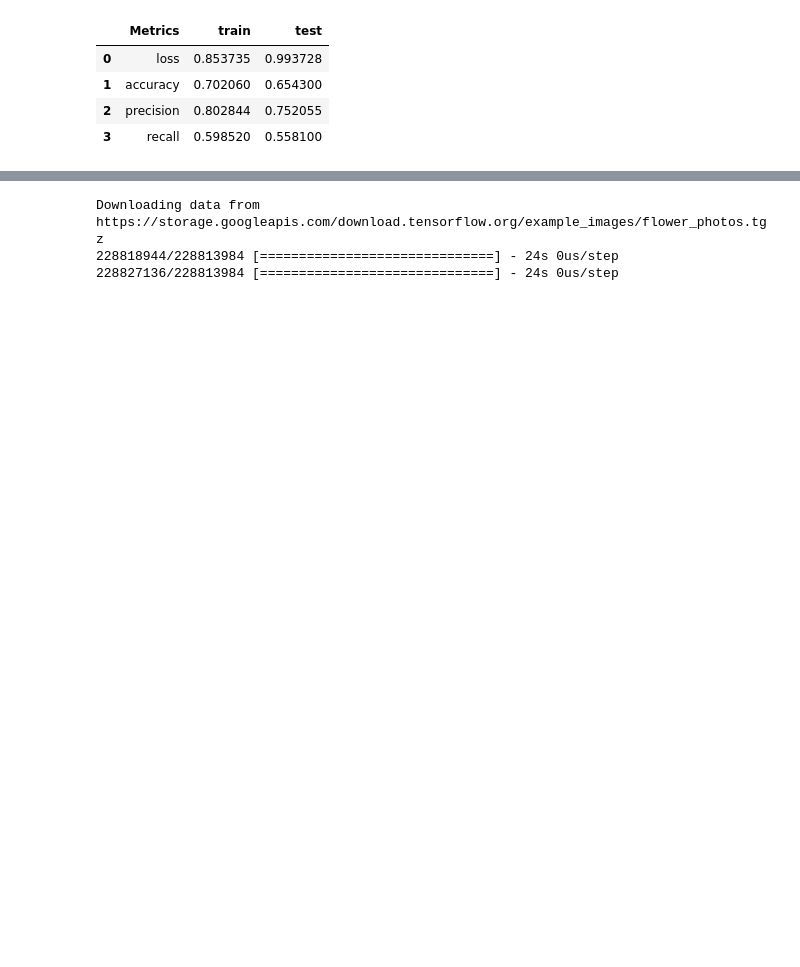
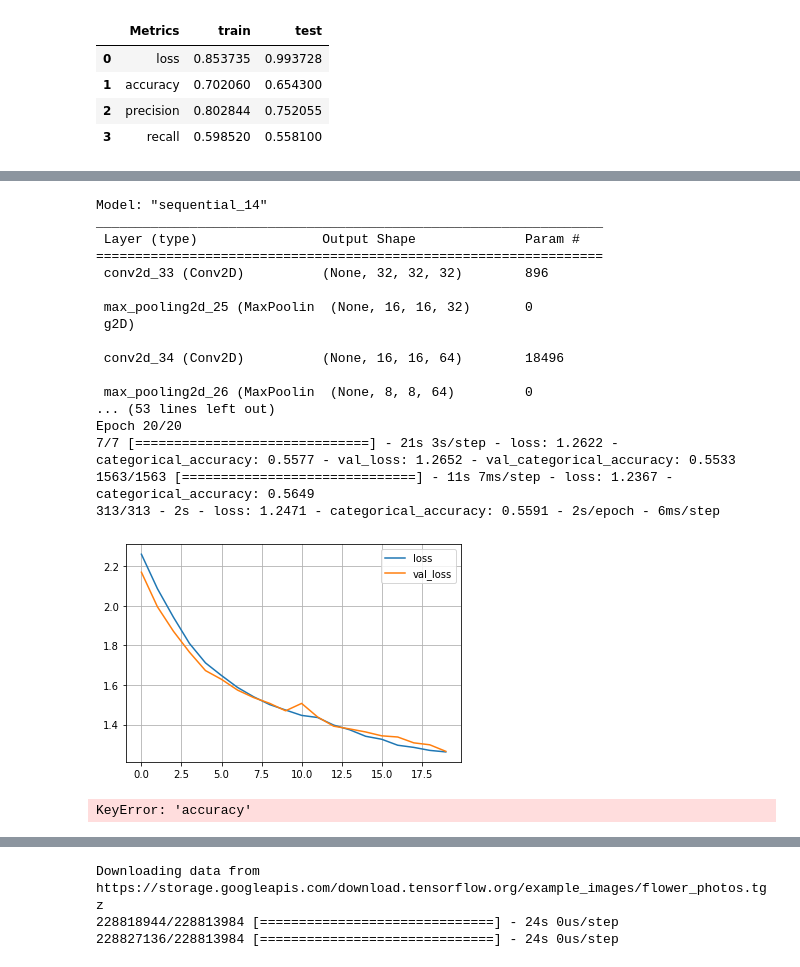
Before and after one commit to allyryry/3950_Workbooks, a Jupyter notebook: keras_images_sol.ipynb, the cells around one changed output, grey strips where cells are left out. Cells and saved outputs as stored; diff of their text form; code cells hidden in the pictures; blank space fills up the shorter version.

```diff
--- a/keras_images_sol.ipynb
+++ b/keras_images_sol.ipynb
@@ -351,0 +389,42 @@ metric_df.head()
+# %%
+# Padding
+model = Sequential()
+model.add(Conv2D(32, (3, 3), activation='relu', input_shape=(32, 32, 3)))
+model.add(MaxPooling2D((2, 2)))
+model.add(Conv2D(32, (3, 3), activation='relu'))
+model.add(MaxPooling2D((2, 2)))
+model.add(Conv2D(32, (3, 3), activation='relu'))
+
+model.add(Flatten())
+model.add(Dense(64, activation='relu'))
+model.add(Dense(10, activation="softmax"))
+model.summary()
+
+callback = EarlyStopping(monitor='loss', patience=5, restore_best_weights=True)
+
+model.compile(loss="categorical_crossentropy", optimizer="adam", metrics=metric_list)
+train_log = model.fit(X_train, y_train, epochs=20, batch_size=5000, validation_split=.3, verbose=1, callbacks=[callback])
+train_eval = model.evaluate(X_train, y_train)
+test_eval = model.evaluate(X_test, y_test, verbose=2)
+plot_loss(train_log)
+plot_acc(train_log)
+# %% [output]
+Model: "sequential_14"
+_________________________________________________________________
+ Layer (type)                Output Shape              Param #
+=================================================================
+ conv2d_33 (Conv2D)          (None, 32, 32, 32)        896
+
+ max_pooling2d_25 (MaxPoolin  (None, 16, 16, 32)       0
+ g2D)
+
+ conv2d_34 (Conv2D)          (None, 16, 16, 64)        18496
+
+ max_pooling2d_26 (MaxPoolin  (None, 8, 8, 64)         0
+... (53 lines left out)
+Epoch 20/20
+7/7 [==============================] - 21s 3s/step - loss: 1.2622 - categorical_accuracy: 0.5577 - val_loss: 1.2652 - val_categorical_accuracy: 0.5533
+1563/1563 [==============================] - 11s 7ms/step - loss: 1.2367 - categorical_accuracy: 0.5649
+313/313 - 2s - loss: 1.2471 - categorical_accuracy: 0.5591 - 2s/epoch - 6ms/step
+[figure, added]
+KeyError: 'accuracy'
```
Also changed, not shown: parts of 26 cells of this notebook, 1 other file.
